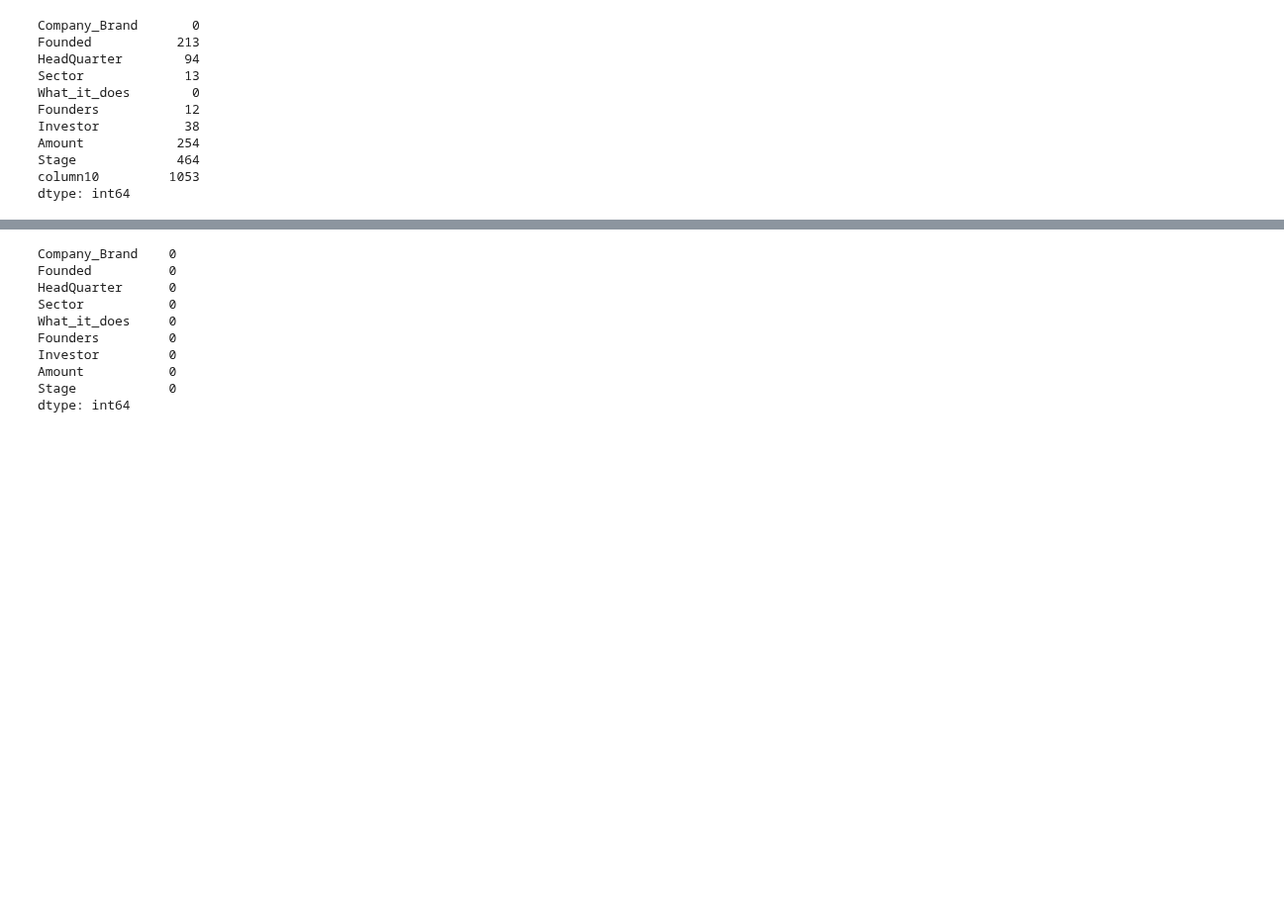
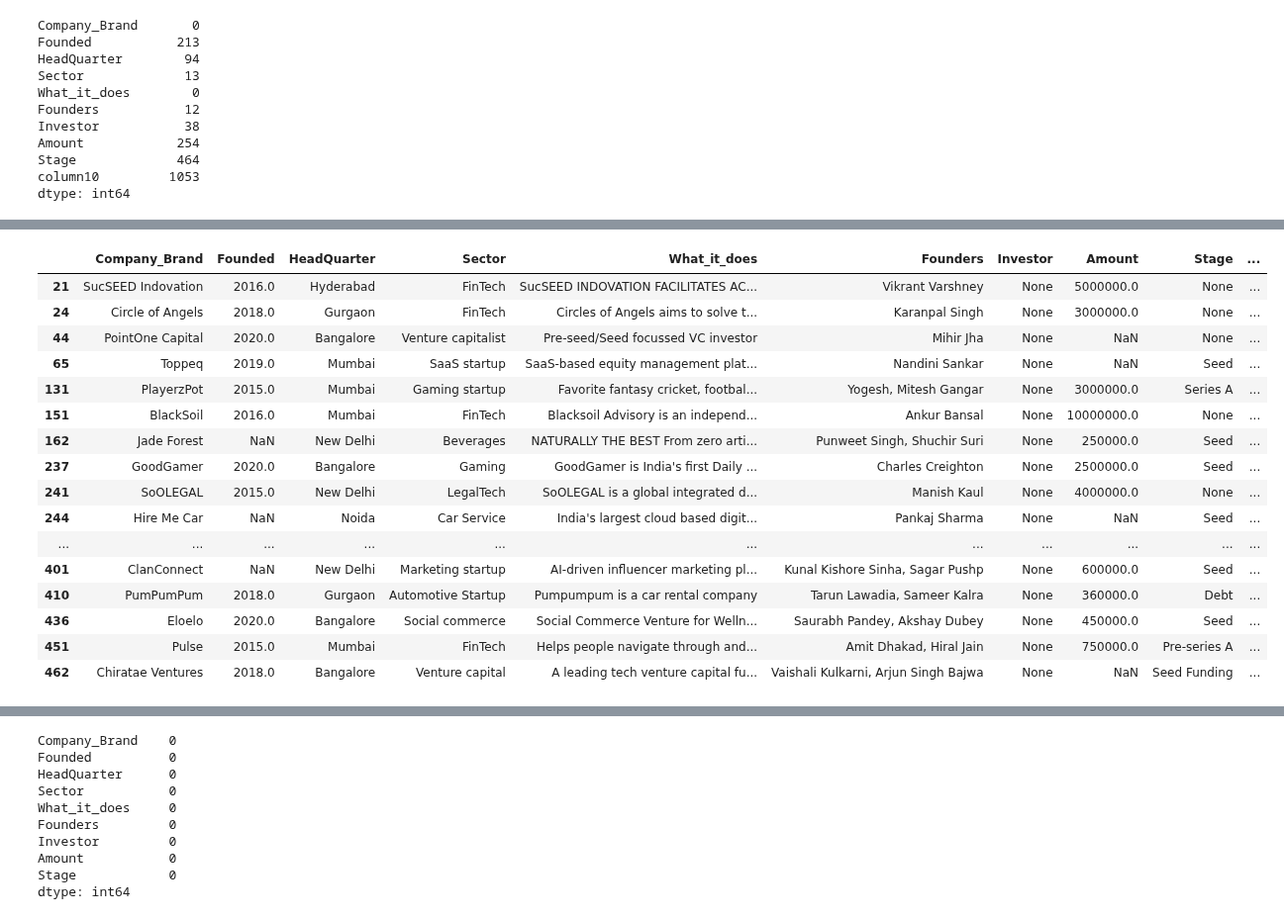
Before and after one commit to raymondmusyoka/Indian-startups-Fundings, a Jupyter notebook: Notebooks/project.ipynb, the cells around one changed output, grey strips where cells are left out. Shown at 99% size. Cells and saved outputs as stored; diff of their text form; code cells hidden in the pictures; blank space fills up the shorter version.

```diff
--- a/Notebooks/project.ipynb
+++ b/Notebooks/project.ipynb
@@ -170,3 +172,7 @@ Amount            254
 Stage             464
 column10         1053
 dtype: int64
+# %%
+# replace all dash(-) and empty spaces IN THE Founded column with NaN
+data["Founded"] = data["Founded"].replace(["-", "", "nan"], np.nan)
+data["Founded"].unique()
@@ -172,0 +183,8 @@ dtype: int64
+# %%
+# Standardize Headquarter  names
+data["HeadQuarter"] = data["HeadQuarter"].str.replace("Bangalore|Bengaluru", "Bangalore")
+data["HeadQuarter"] = data["HeadQuarter"].str.replace("Hyderebad", "Hyderabad")
+data["HeadQuarter"] = data["HeadQuarter"].str.replace("New Delhi|Delhi", "New Delhi")
+# %%
+# Handling missing values
+data["HeadQuarter"] = data["HeadQuarter"].replace(["", "-", "nan"], np.nan)
@@ -172,0 +208,24 @@ dtype: int64
+# %%
+# replace() method to replace the specified values (empty string '', comma ,, and NaN np.nan) in the "Founders" column with NaN (np.nan)
+data["Founders"] = data["Founders"].replace(['', ',', np.nan], np.nan)
+# %%
+#check for null values in the investor column
+data[data["Investor"].isnull() | (data["Investor"] == "")|(data["Investor"] == "nan")]
+# %% [output]
+|  | Company_Brand | Founded | HeadQuarter | Sector | What_it_does | Founders | Investor | Amount | Stage | ... |
+| 21 | SucSEED Indovation | 2016.0 | Hyderabad | FinTech | SucSEED INDOVATION FACILITATES AC... | Vikrant Varshney | None | 5000000.0 | None | ... |
+| 24 | Circle of Angels | 2018.0 | Gurgaon | FinTech | Circles of Angels aims to solve t... | Karanpal Singh | None | 3000000.0 | None | ... |
+| 44 | PointOne Capital | 2020.0 | Bangalore | Venture capitalist | Pre-seed/Seed focussed VC investor | Mihir Jha | None | NaN | None | ... |
+| 65 | Toppeq | 2019.0 | Mumbai | SaaS startup | SaaS-based equity management plat... | Nandini Sankar | None | NaN | Seed | ... |
+| 131 | PlayerzPot | 2015.0 | Mumbai | Gaming startup | Favorite fantasy cricket, footbal... | Yogesh, Mitesh Gangar | None | 3000000.0 | Series A | ... |
+| 151 | BlackSoil | 2016.0 | Mumbai | FinTech | Blacksoil Advisory is an independ... | Ankur Bansal | None | 10000000.0 | None | ... |
+| 162 | Jade Forest | NaN | New Delhi | Beverages | NATURALLY THE BEST From zero arti... | Punweet Singh, Shuchir Suri | None | 250000.0 | Seed | ... |
+| 237 | GoodGamer | 2020.0 | Bangalore | Gaming | GoodGamer is India's first Daily ... | Charles Creighton | None | 2500000.0 | Seed | ... |
+| 241 | SoOLEGAL | 2015.0 | New Delhi | LegalTech | SoOLEGAL is a global integrated d... | Manish Kaul | None | 4000000.0 | None | ... |
+| 244 | Hire Me Car | NaN | Noida | Car Service | India's largest cloud based digit... | Pankaj Sharma | None | NaN | Seed | ... |
+| ... | ... | ... | ... | ... | ... | ... | ... | ... | ... | ... |
+| 401 | ClanConnect | NaN | New Delhi | Marketing startup | AI-driven influencer marketing pl... | Kunal Kishore Sinha, Sagar Pushp | None | 600000.0 | Seed | ... |
+| 410 | PumPumPum | 2018.0 | Gurgaon | Automotive Startup | Pumpumpum is a car rental company | Tarun Lawadia, Sameer Kalra | None | 360000.0 | Debt | ... |
+| 436 | Eloelo | 2020.0 | Bangalore | Social commerce | Social Commerce Venture for Welln... | Saurabh Pandey, Akshay Dubey | None | 450000.0 | Seed | ... |
+| 451 | Pulse | 2015.0 | Mumbai | FinTech | Helps people navigate through and... | Amit Dhakad, Hiral Jain | None | 750000.0 | Pre-series A | ... |
+| 462 | Chiratae Ventures | 2018.0 | Bangalore | Venture capital | A leading tech venture capital fu... | Vaishali Kulkarni, Arjun Singh Bajwa | None | NaN | Seed Funding | ... |
```
Also changed, not shown: parts of 90 cells of this notebook.
